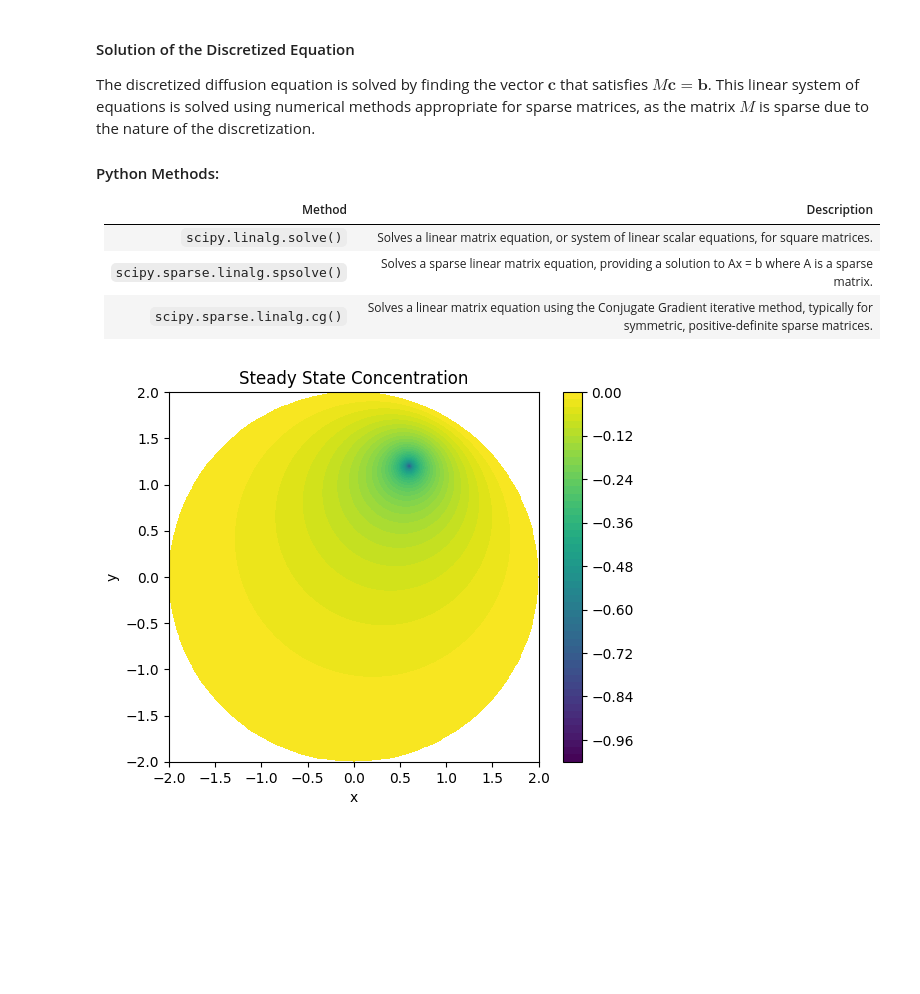
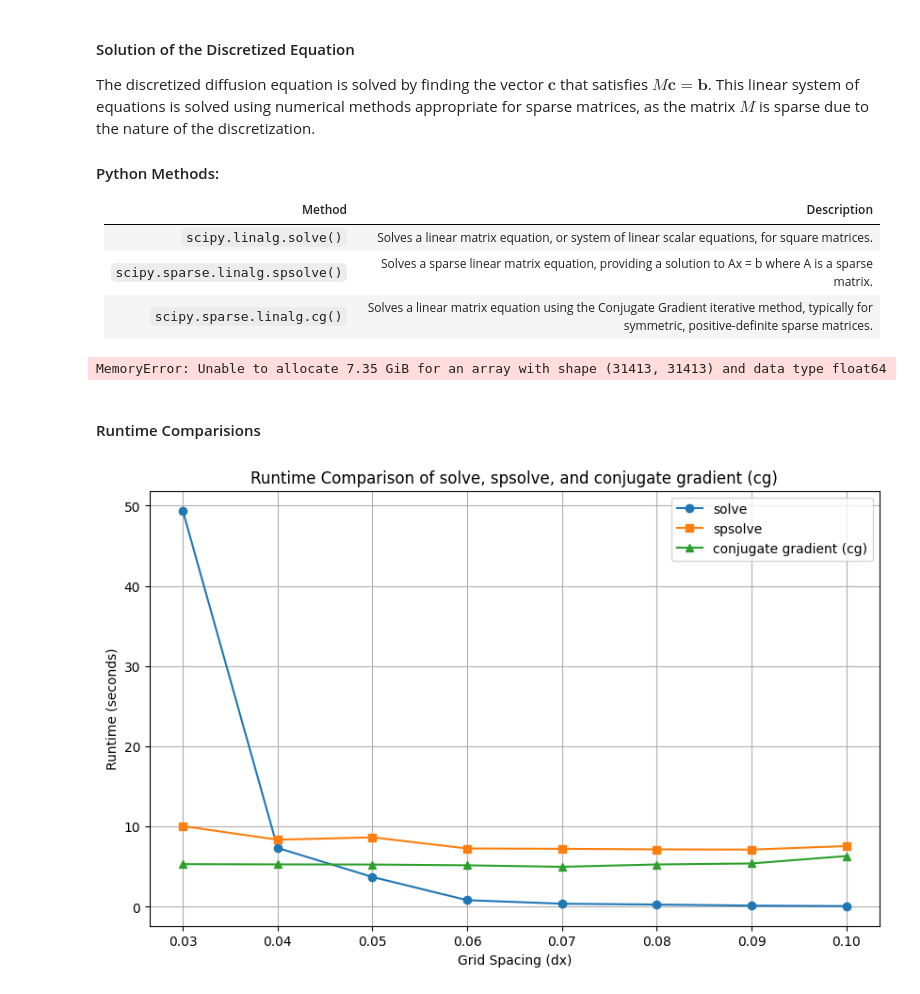
Before and after one commit to shreyaraghavendra/scientific-computing-group2, a Jupyter notebook: set3.ipynb, the cells around one changed output. Drawn from its saved outputs; the diff is of its cells as text; code cells hidden in the pictures; blank space fills up the shorter version.

Commit message:
plots_updated

```diff
--- a/set3.ipynb
+++ b/set3.ipynb
@@ -328,13 +328,13 @@ def solve_diffusion_cg(dx, radius, source_pos, source_value):
     return x, y, c_grid
 # %%
 # Parameters
-dx = 0.05  # Grid spacing
+dx = 0.03  # Grid spacing
 radius = 2.0  # Radius of the circular domain
 source_pos = (0.6, 1.2)  # Source position
 source_value = 1  # Source concentration
 
 # Solve
-x, y, c_grid = solve_diffusion(dx, radius, source_pos, source_value)
+x, y, c_grid = solve_diffusion_dense(dx, radius, source_pos, source_value)
 
 # Plot
 fig, ax = plt.subplots()
@@ -356,4 +356,45 @@ ax.set_aspect('equal', 'box')
 # Show the plot
 plt.show()
 # %% [output]
-[figure, removed]
+MemoryError: Unable to allocate 7.35 GiB for an array with shape (31413, 31413) and data type float64
+# %% [markdown]
+#### Runtime Comparisions
+# %%
+radius = 2.0  # Radius of the circular domain
+source_pos = (0.6, 1.2)  # Source position
+source_value = 1  # Source concentration
+dx_array = [0.03, 0.04, 0.05, 0.06 ,0.07, 0.08, 0.09, 0.1]
+# dx_array = [0.07, 0.1]
+solve_times, spsolve_times, cg_times = [], [], []
+
+for dx in dx_array:
+    # solve
+    start = time.time()
+    x, y, c_grid = solve_diffusion_dense(dx, radius, source_pos, source_value)
+    solve_times.append(time.time() - start)
+
+    # spsolve
+    start = time.time()
+    x, y, c_grid = solve_diffusion(dx, radius, source_pos, source_value)
+    spsolve_times.append(time.time() - start)
+
+    # cg
+    start = time.time()
+    x, y, c_grid = solve_diffusion_cg(dx, radius, source_pos, source_value)
+    cg_times.append(time.time() - start)
+
+
+# Plotting
+plt.figure(figsize=(10, 6))
+plt.plot(dx_array, solve_times, marker='o', linestyle='-', label='solve')
+plt.plot(dx_array, spsolve_times, marker='s', linestyle='-', label='spsolve')
+plt.plot(dx_array, cg_times, marker='^', linestyle='-', label='conjugate gradient (cg)')
+plt.xlabel('Grid Spacing (dx)')
+plt.ylabel('Runtime (seconds)')
+plt.title('Runtime Comparison of solve, spsolve, and conjugate gradient (cg)')
+plt.legend()
+plt.grid(True)
+# plt.yscale('log')
+plt.show()
+# %% [output]
+[figure, added]
```
